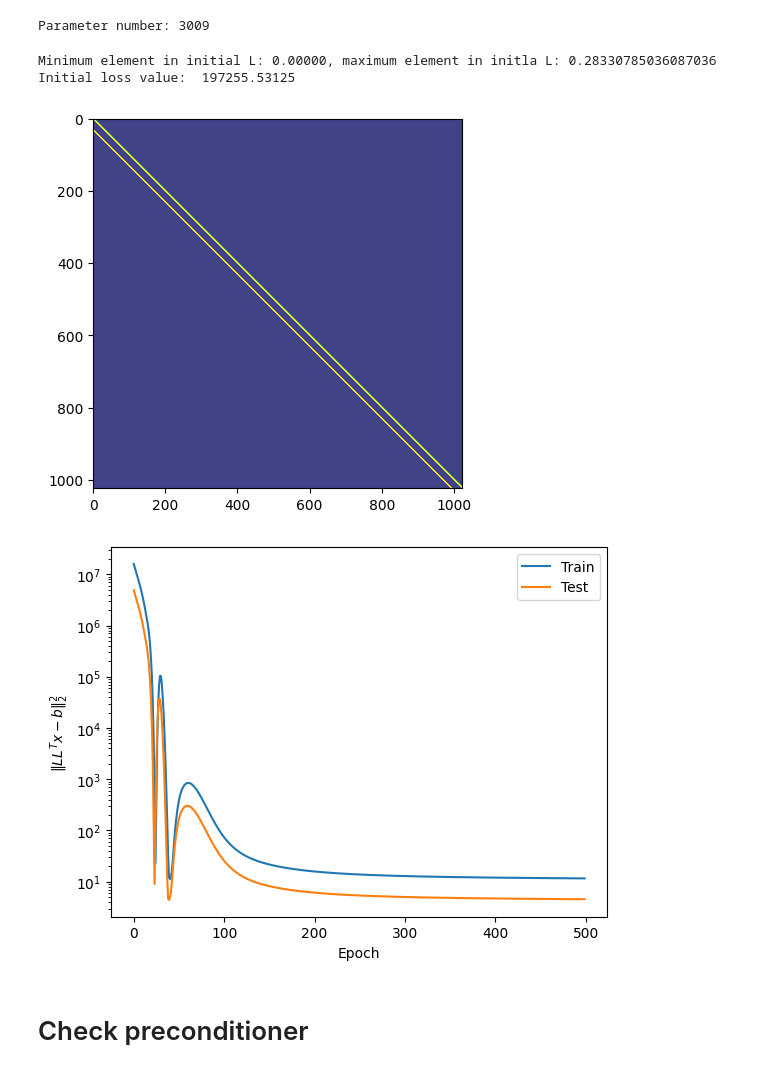
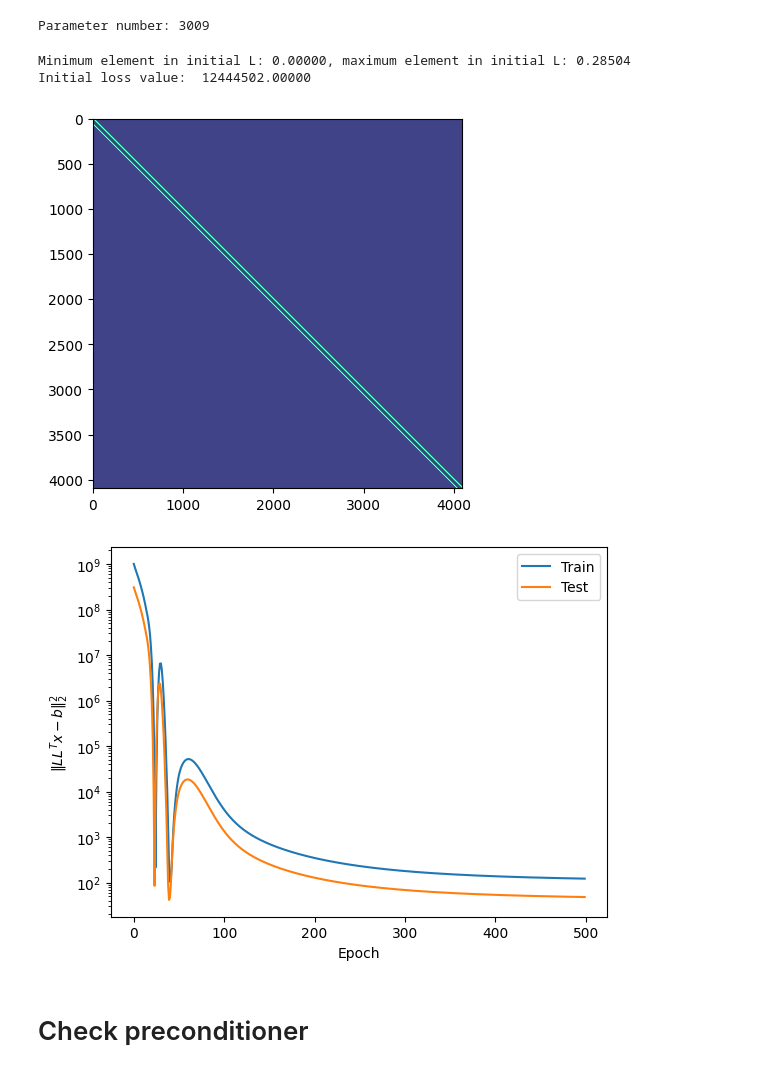
Before and after one commit to vltrifonov/PreCorrector, a Jupyter notebook: experiments/Poisson2D.ipynb, the cells around one changed output. Saved outputs shown, nothing was run; the diff lists cells and outputs as text; code cells hidden in the pictures.

```diff
--- a/experiments/Poisson2D.ipynb
+++ b/experiments/Poisson2D.ipynb
@@ -22,7 +22,7 @@ from utils import params_count
 # %% [markdown]
 # Make dataset
 # %%
-grid = 32
+grid = 64
 N_samples = 32
 # %%
 A_train, b_train, u_exact_train, bi_edges_train, nodes_train, edges_train, receivers_train, senders_train = dataset_LLT(grid, N_samples, seed=42)
@@ -65,14 +65,14 @@ print(f'Parameter number: {params_count(model)}')
 # %% [output]
 Parameter number: 3009
 # %%
-L_before_train = vmap(model, in_axes=(0, 0, 0, 0, 0), out_axes=(0))(nodes_train, edges_train, receivers_train, senders_train, bi_edges_train)
-print(f'Minimum element in initial L: {jnp.abs(L_before_train[0, ...]).min().item():.5f}, maximum element in initla L: {jnp.abs(L_before_train[0, ...]).max().item()}')
-print(f'Initial loss value: {LLT_loss(L_before_train[0, ...], u_exact_train[0, ...], b_train[0, ...]).item(): .5f}')
-plt.imshow(L_before_train[0, :, :], vmin=A_train.data.min().item(), vmax=A_train.data.max().item());
+L_before_train = vmap(model, in_axes=(0, 0, 0, 0, 0), out_axes=(0))(nodes_train, edges_train, receivers_train, senders_train, bi_edges_train)[0, ...].todense()
+print(f'Minimum element in initial L: {jnp.abs(L_before_train).min().item():.5f}, maximum element in initial L: {jnp.abs(L_before_train).max().item():.5f}')
+print(f'Initial loss value: {LLT_loss(L_before_train, u_exact_train[0, ...], b_train[0, ...]).item(): .5f}')
+plt.imshow(L_before_train, vmin=A_train.data.min().item(), vmax=A_train.data.max().item());
 # %% [output]
-Minimum element in initial L: 0.00000, maximum element in initla L: 0.28330785036087036
-Initial loss value:  197255.53125
+Minimum element in initial L: 0.00000, maximum element in initial L: 0.28504
+Initial loss value:  12444502.00000
-[figure, old version]
+[figure, new version]
 # %%
 lr = 1e-3
 # start, stop, step = 300, 1001, 300
@@ -99,7 +99,7 @@ plt.yscale('log')
 plt.xlabel('Epoch')
 plt.ylabel('$\|LL^Tx - b\|_2^2$');
 # %% [output]
-[figure, old version]
+[figure, new version]
 # %% [markdown]
 # Check preconditioner
 # %%
```
Also changed, not shown: parts of 13 cells of this notebook, 5 other files.
